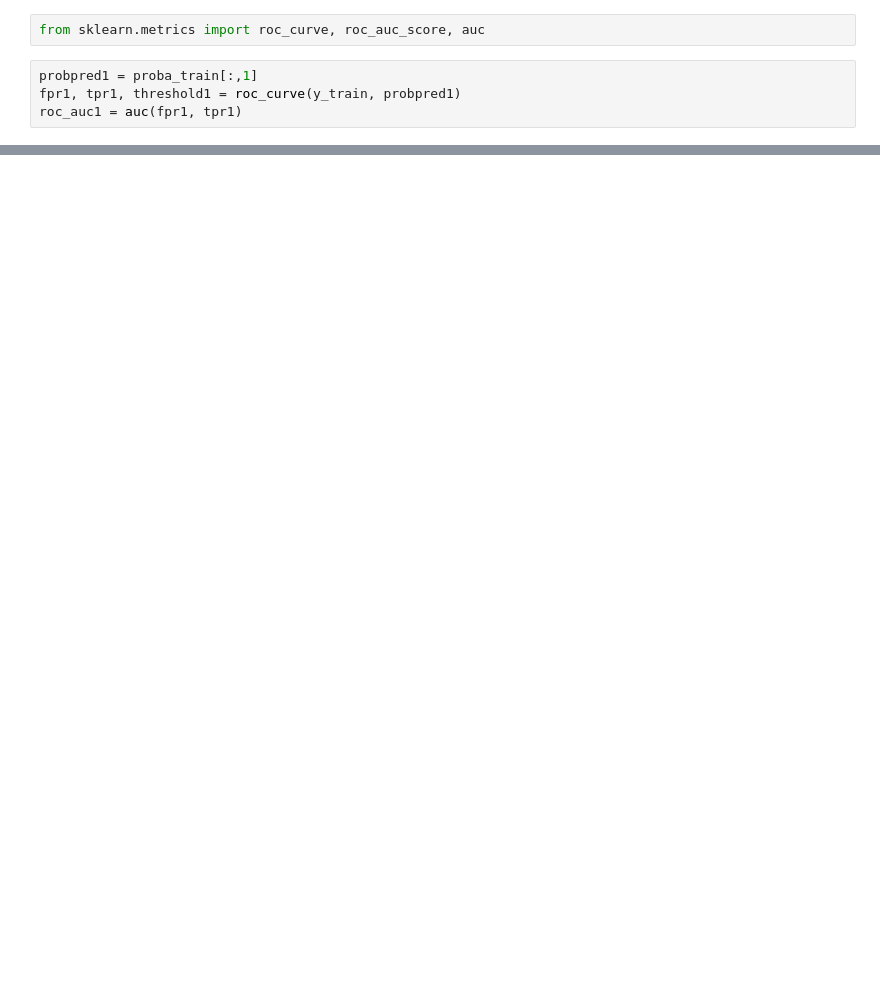
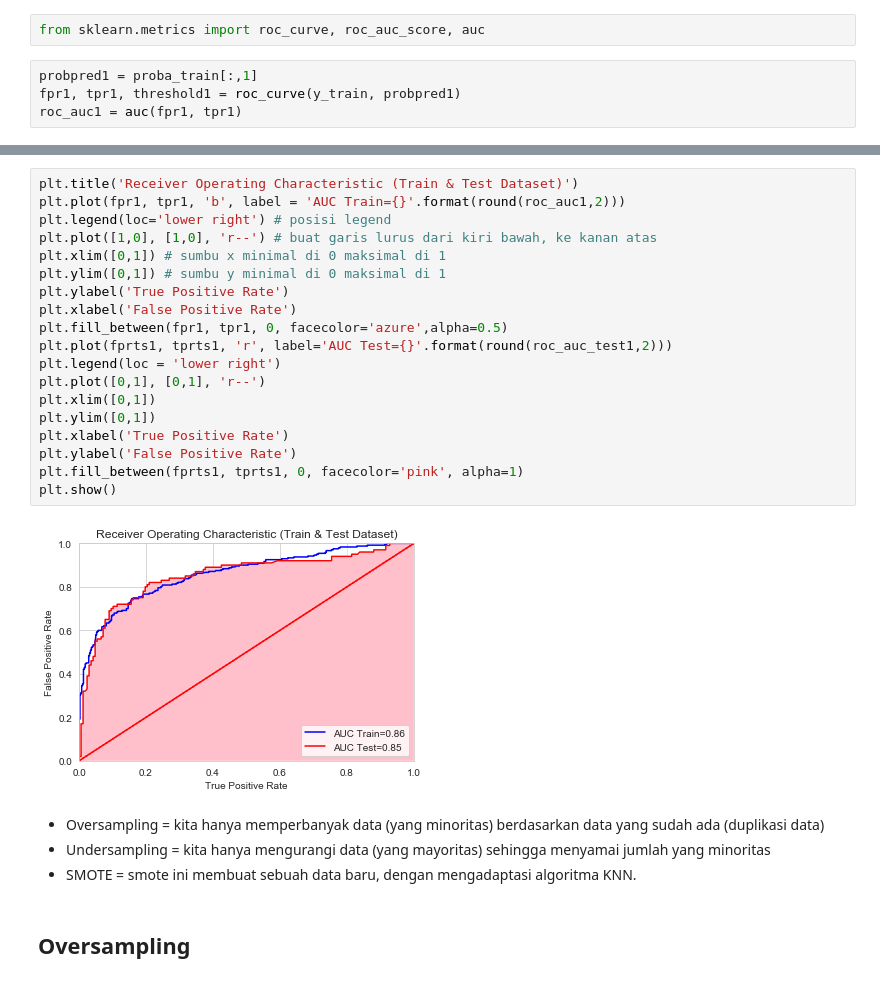
Before and after one commit to ridhoaryo/modul3_LogisticRegression, a Jupyter notebook: Materi_Classification.ipynb, the cells around one changed output, grey strips where cells are left out. Drawn from its saved outputs; the diff is of its cells as text; blank space fills up the shorter version.

```diff
--- a/Materi_Classification.ipynb
+++ b/Materi_Classification.ipynb
@@ -1144,0 +1254,27 @@ roc_df[roc_df['tpr'] >= 0.8].sort_values('fpr')
+# %%
+plt.title('Receiver Operating Characteristic (Train & Test Dataset)')
+plt.plot(fpr1, tpr1, 'b', label = 'AUC Train={}'.format(round(roc_auc1,2)))
+plt.legend(loc='lower right') # posisi legend
+plt.plot([1,0], [1,0], 'r--') # buat garis lurus dari kiri bawah, ke kanan atas
+plt.xlim([0,1]) # sumbu x minimal di 0 maksimal di 1
+plt.ylim([0,1]) # sumbu y minimal di 0 maksimal di 1
+plt.ylabel('True Positive Rate')
+plt.xlabel('False Positive Rate')
+plt.fill_between(fpr1, tpr1, 0, facecolor='azure',alpha=0.5)
+plt.plot(fprts1, tprts1, 'r', label='AUC Test={}'.format(round(roc_auc_test1,2)))
+plt.legend(loc = 'lower right')
+plt.plot([0,1], [0,1], 'r--')
+plt.xlim([0,1])
+plt.ylim([0,1])
+plt.xlabel('True Positive Rate')
+plt.ylabel('False Positive Rate')
+plt.fill_between(fprts1, tprts1, 0, facecolor='pink', alpha=1)
+plt.show()
+# %% [output]
+[figure, added]
+# %% [markdown]
+- Oversampling = kita hanya memperbanyak data (yang minoritas) berdasarkan data yang sudah ada (duplikasi data)
+- Undersampling = kita hanya mengurangi data (yang mayoritas) sehingga menyamai jumlah yang minoritas
+- SMOTE = smote ini membuat sebuah data baru, dengan mengadaptasi algoritma KNN.
+# %% [markdown]
+## Oversampling
```
Also changed, not shown: parts of 58 cells of this notebook.
